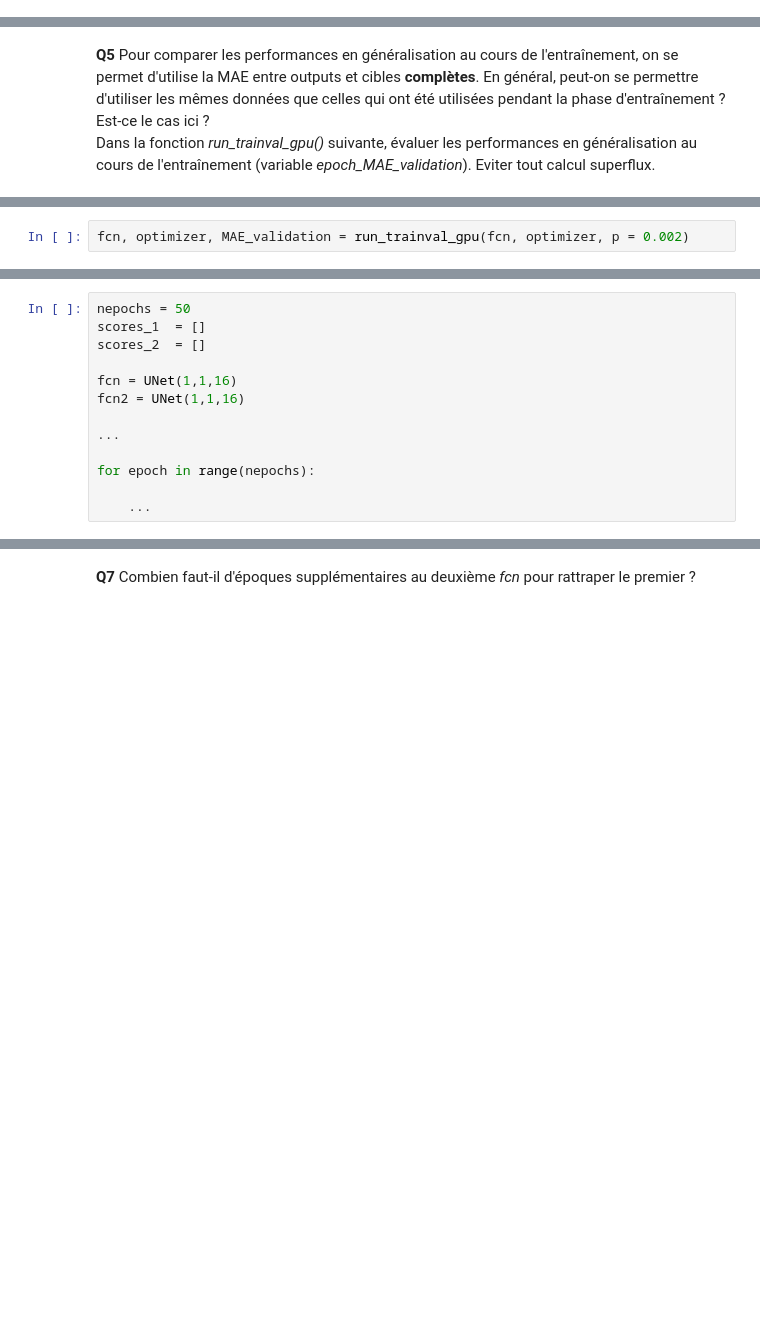
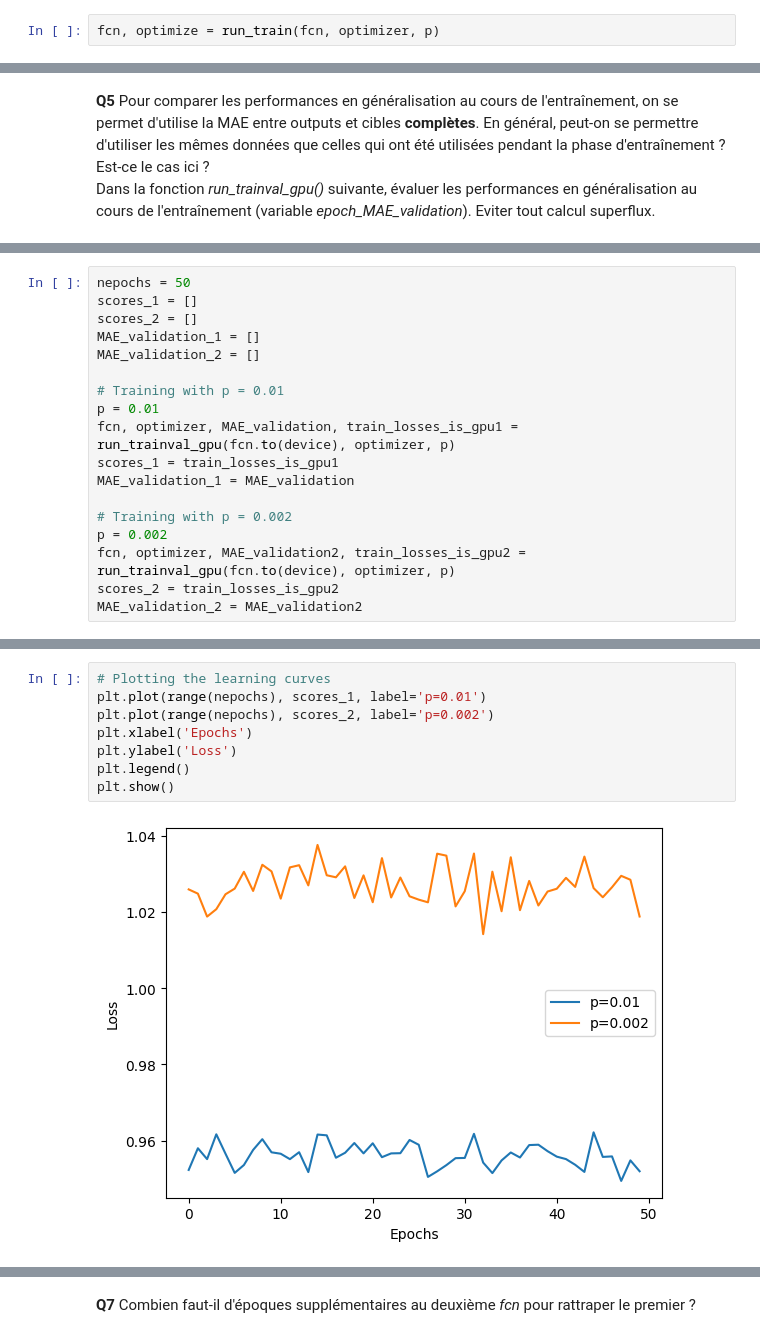
Before and after one commit to klyamoud/Be_machine_learning, a Jupyter notebook: BE_session1_probleme1.ipynb, the cells around one changed output, grey strips where cells are left out. Saved outputs shown, nothing was run; the diff lists cells and outputs as text; blank space fills up the shorter version.

```diff
--- a/BE_session1_probleme1.ipynb
+++ b/BE_session1_probleme1.ipynb
@@ -173,0 +208,2 @@ def run_train(fcn, optimizer, p = 0.002):
+# %%
+fcn, optimize = run_train(fcn, optimizer, p)
@@ -207,3 +405 @@ def run_trainval_gpu(fcn, optimizer, p = 0.002):
-# %%
-fcn, optimizer, MAE_validation = run_trainval_gpu(fcn, optimizer, p = 0.002)
 # %% [markdown]
@@ -211,14 +407,19 @@ fcn, optimizer, MAE_validation = run_trainval_gpu(fcn, optimizer, p = 0.002)
 **Commenter votre code**. Tracer et discuter les courbes d'apprentissage.
-# %%
-nepochs = 50
-scores_1  = []
-scores_2  = []
-
-fcn = UNet(1,1,16)
-fcn2 = UNet(1,1,16)
-
-...
-
-for epoch in range(nepochs):
-
-    ...
+# %%
+nepochs = 50
+scores_1 = []
+scores_2 = []
+MAE_validation_1 = []
+MAE_validation_2 = []
+
+# Training with p = 0.01
+p = 0.01
+fcn, optimizer, MAE_validation, train_losses_is_gpu1 = run_trainval_gpu(fcn.to(device), optimizer, p)
+scores_1 = train_losses_is_gpu1
+MAE_validation_1 = MAE_validation
+
+# Training with p = 0.002
+p = 0.002
+fcn, optimizer, MAE_validation2, train_losses_is_gpu2 = run_trainval_gpu(fcn.to(device), optimizer, p)
+scores_2 = train_losses_is_gpu2
+MAE_validation_2 = MAE_validation2
@@ -224,0 +444,10 @@ for epoch in range(nepochs):
+# %%
+# Plotting the learning curves
+plt.plot(range(nepochs), scores_1, label='p=0.01')
+plt.plot(range(nepochs), scores_2, label='p=0.002')
+plt.xlabel('Epochs')
+plt.ylabel('Loss')
+plt.legend()
+plt.show()
+# %% [output]
+[figure, added]
```
Also changed, not shown: parts of 31 cells of this notebook.
